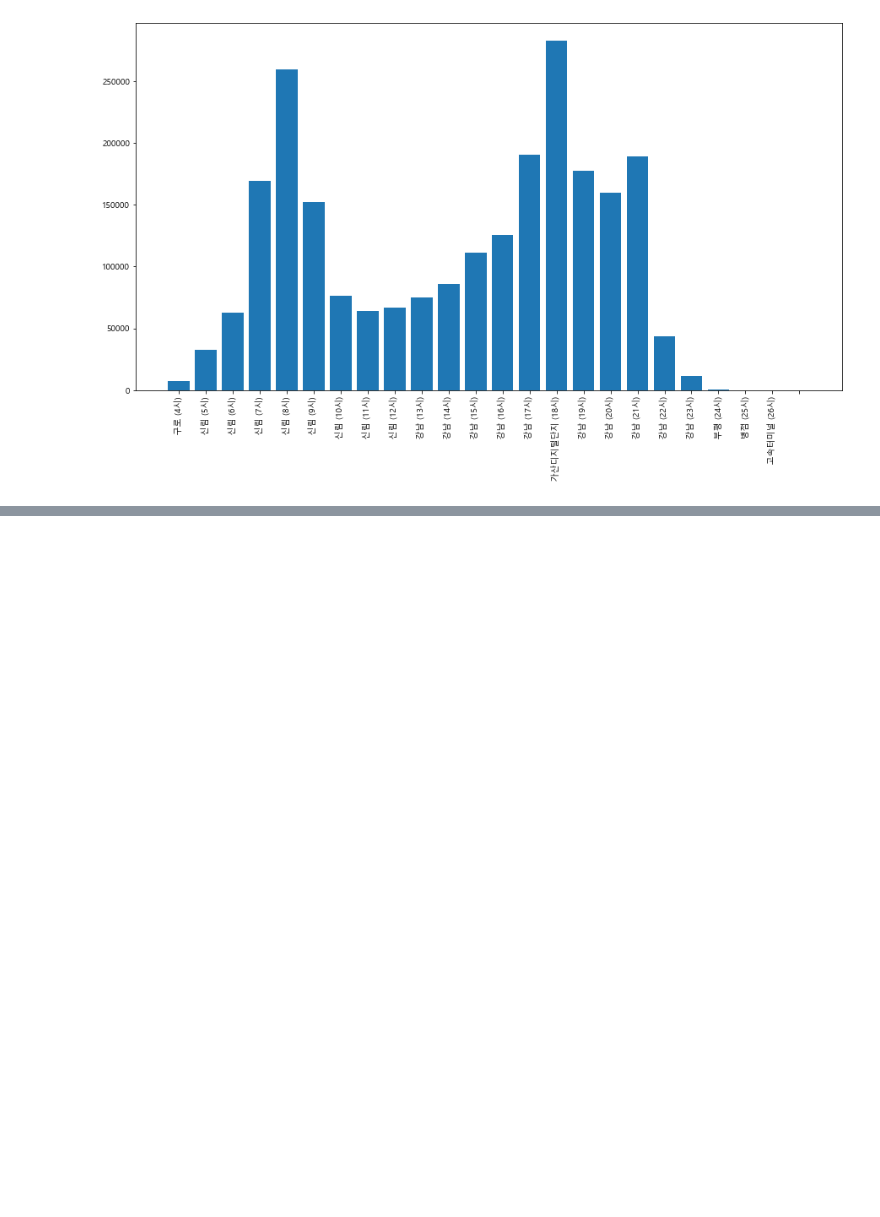
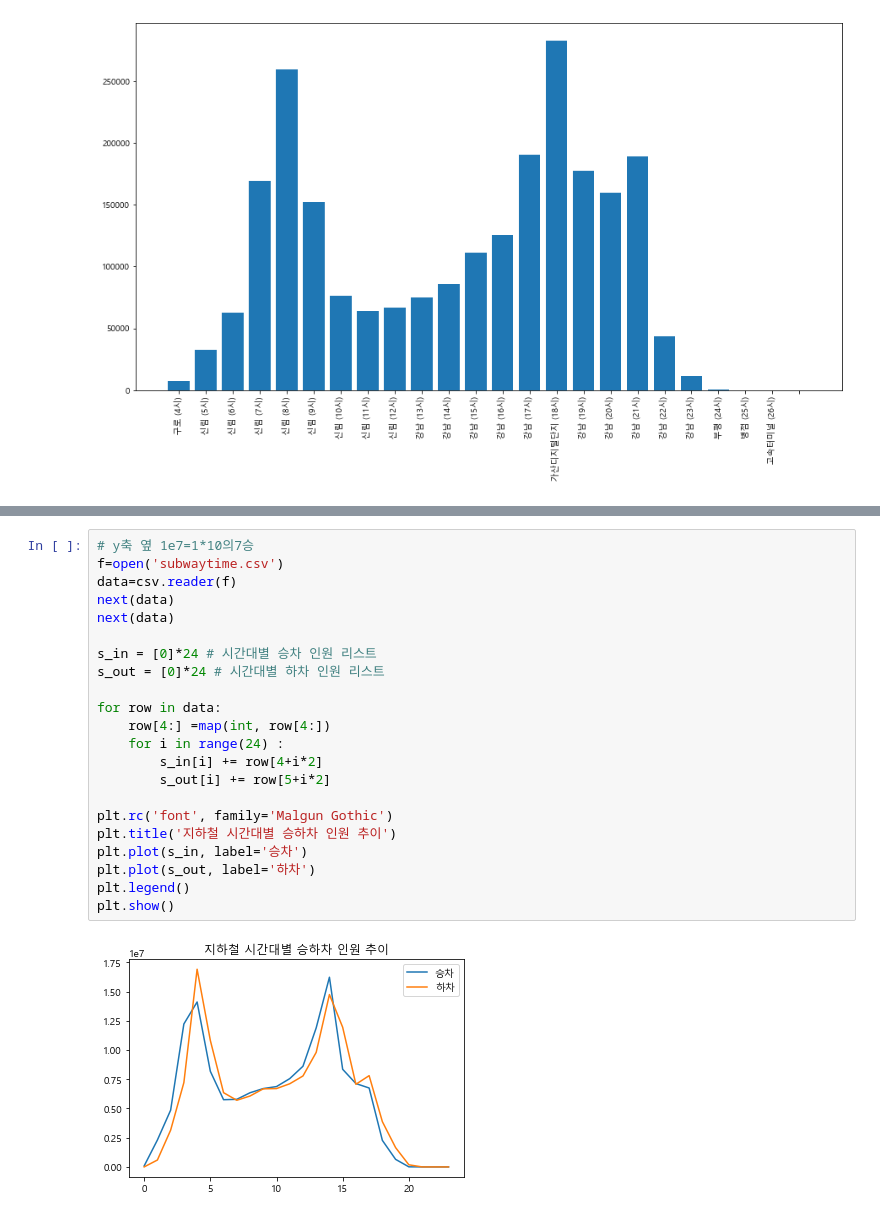
Before and after one commit to pmj3590/modoo_dataanalysis, a Jupyter notebook: transportation.ipynb, the cells around one changed output, grey strips where cells are left out. Saved outputs shown, nothing was run; the diff lists cells and outputs as text; blank space fills up the shorter version.

```diff
--- a/transportation.ipynb
+++ b/transportation.ipynb
@@ -454,0 +459,24 @@ plt.show()
+# %%
+# y축 옆 1e7=1*10의7승
+f=open('subwaytime.csv')
+data=csv.reader(f)
+next(data)
+next(data)
+
+s_in = [0]*24 # 시간대별 승차 인원 리스트
+s_out = [0]*24 # 시간대별 하차 인원 리스트
+
+for row in data:
+    row[4:] =map(int, row[4:])
+    for i in range(24) :
+        s_in[i] += row[4+i*2]
+        s_out[i] += row[5+i*2]
+
+plt.rc('font', family='Malgun Gothic')
+plt.title('지하철 시간대별 승하차 인원 추이')
+plt.plot(s_in, label='승차')
+plt.plot(s_out, label='하차')
+plt.legend()
+plt.show()
+# %% [output]
+[figure, added]
```
Also changed, not shown: parts of 1 cell of this notebook.
